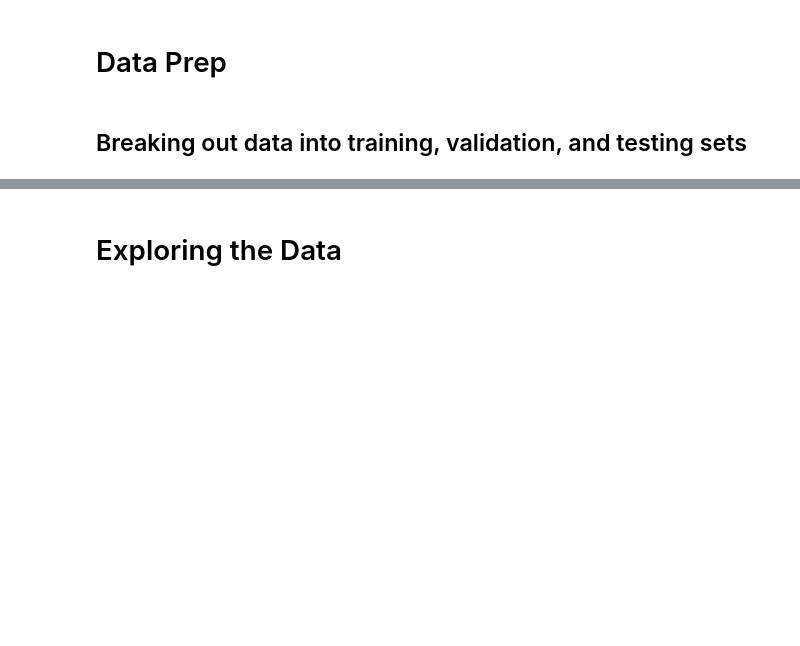
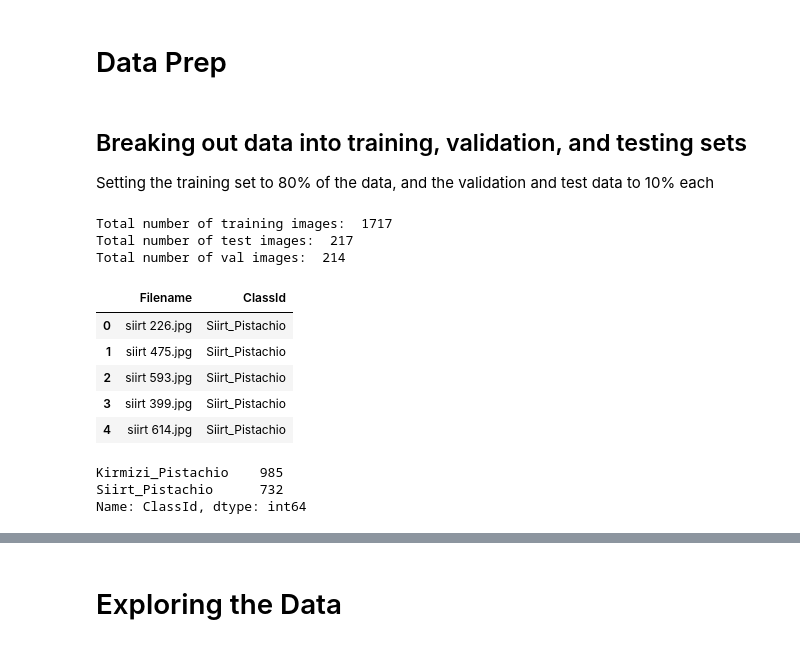
Before and after one commit to bryancrigger/IST691-Deep-Learning-in-Practice, a Jupyter notebook: Project/Pistachio Classification Project.ipynb, the cells around one changed output, grey strips where cells are left out. Saved outputs shown, nothing was run; the diff lists cells and outputs as text; code cells hidden in the pictures; blank space fills up the shorter version.

```diff
--- a/Project/Pistachio Classification Project.ipynb
+++ b/Project/Pistachio Classification Project.ipynb
@@ -56,3 +182,5 @@ pistachio_data.head()
 # Data Prep
 # %% [markdown]
 ## Breaking out data into training, validation, and testing sets
+
+Setting the training set to 80% of the data, and the validation and test data to 10% each
@@ -58,0 +199,46 @@ pistachio_data.head()
+# %%
+train_image1 = glob.glob('./output/train/*/*.jpg')
+Total_TrainImages = train_image1
+print("Total number of training images: ", len(Total_TrainImages))
+
+
+test_image1 = glob.glob('./output/test/*/*.jpg')
+Total_TestImages = test_image1
+print("Total number of test images: ", len(Total_TestImages))
+
+
+
+Val_image1 = glob.glob('./output/val/*/*.jpg')
+
+Total_ValImages = Val_image1
+print("Total number of val images: ", len(Total_ValImages))
+# %% [output]
+Total number of training images:  1717
+Total number of test images:  217
+Total number of val images:  214
+# %%
+train_image_names = pd.Series(Total_TrainImages)
+train_df = pd.DataFrame()
+
+# generate Filename field
+train_df['Filename'] = train_image_names.map( lambda img_name: img_name.split("/")[-1])
+
+
+# generate ClassId field
+train_df['ClassId'] = train_image_names.map(lambda img_name: img_name.split("/")[-2])
+
+train_df.head()
+# %% [output]
+|  | Filename | ClassId |
+| 0 | siirt 226.jpg | Siirt_Pistachio |
+| 1 | siirt 475.jpg | Siirt_Pistachio |
+| 2 | siirt 593.jpg | Siirt_Pistachio |
+| 3 | siirt 399.jpg | Siirt_Pistachio |
+| 4 | siirt 614.jpg | Siirt_Pistachio |
+# %%
+class_id_distribution_Train = train_df['ClassId'].value_counts()
+class_id_distribution_Train.head(10)
+# %% [output]
+Kirmizi_Pistachio    985
+Siirt_Pistachio      732
+Name: ClassId, dtype: int64
```
Also changed, not shown: parts of 42 cells of this notebook, 7 other files.
